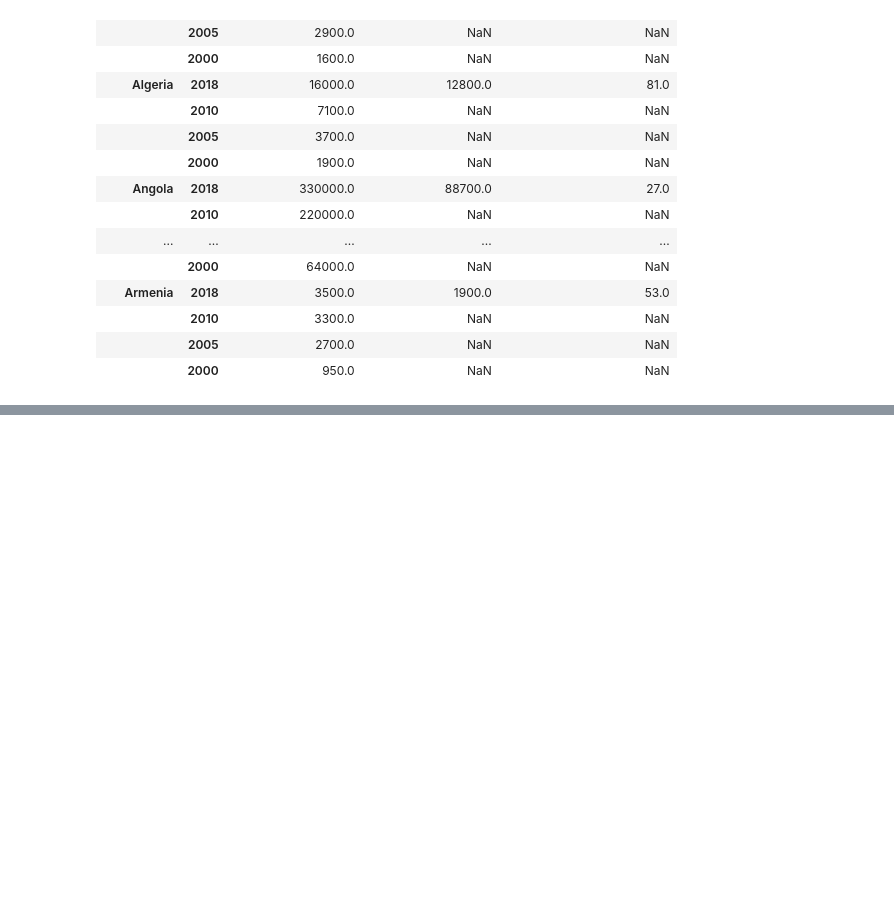
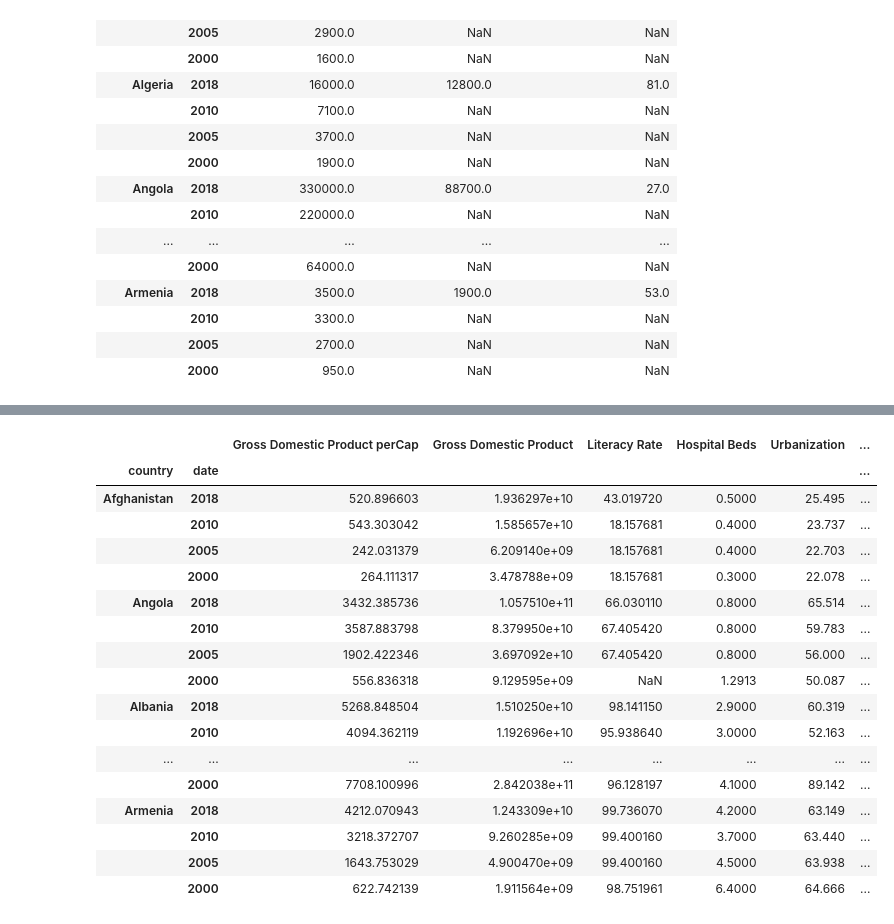
Before and after one commit to nvanrompaey/ImpactsHIVTreatment, a Jupyter notebook: CapstoneHIVtestings.ipynb, the cells around one changed output, grey strips where cells are left out. Drawn from its saved outputs; the diff is of its cells as text; code cells hidden in the pictures; blank space fills up the shorter version.

```diff
--- a/CapstoneHIVtestings.ipynb
+++ b/CapstoneHIVtestings.ipynb
@@ -345,0 +385,23 @@ df220.head(20)
+# %%
+dfHIVfull = dfcountrydata.loc(axis=0)[:,('2018','2010','2005','2000')].join(df234, on=['country','date'])
+# %%
+dfHIVfull.head(20)
+# %% [output]
+|  |  | Gross Domestic Product perCap | Gross Domestic Product | Literacy Rate | Hospital Beds | Urbanization | ... |
+| country | date |  |  |  |  |  | ... |
+| Afghanistan | 2018 | 520.896603 | 1.936297e+10 | 43.019720 | 0.5000 | 25.495 | ... |
+|  | 2010 | 543.303042 | 1.585657e+10 | 18.157681 | 0.4000 | 23.737 | ... |
+|  | 2005 | 242.031379 | 6.209140e+09 | 18.157681 | 0.4000 | 22.703 | ... |
+|  | 2000 | 264.111317 | 3.478788e+09 | 18.157681 | 0.3000 | 22.078 | ... |
+| Angola | 2018 | 3432.385736 | 1.057510e+11 | 66.030110 | 0.8000 | 65.514 | ... |
+|  | 2010 | 3587.883798 | 8.379950e+10 | 67.405420 | 0.8000 | 59.783 | ... |
+|  | 2005 | 1902.422346 | 3.697092e+10 | 67.405420 | 0.8000 | 56.000 | ... |
+|  | 2000 | 556.836318 | 9.129595e+09 | NaN | 1.2913 | 50.087 | ... |
+| Albania | 2018 | 5268.848504 | 1.510250e+10 | 98.141150 | 2.9000 | 60.319 | ... |
+|  | 2010 | 4094.362119 | 1.192696e+10 | 95.938640 | 3.0000 | 52.163 | ... |
+| ... | ... | ... | ... | ... | ... | ... | ... |
+|  | 2000 | 7708.100996 | 2.842038e+11 | 96.128197 | 4.1000 | 89.142 | ... |
+| Armenia | 2018 | 4212.070943 | 1.243309e+10 | 99.736070 | 4.2000 | 63.149 | ... |
+|  | 2010 | 3218.372707 | 9.260285e+09 | 99.400160 | 3.7000 | 63.440 | ... |
+|  | 2005 | 1643.753029 | 4.900470e+09 | 99.400160 | 4.5000 | 63.938 | ... |
+|  | 2000 | 622.742139 | 1.911564e+09 | 98.751961 | 6.4000 | 64.666 | ... |
```
Also changed, not shown: parts of 7 cells of this notebook, 1 other file.
